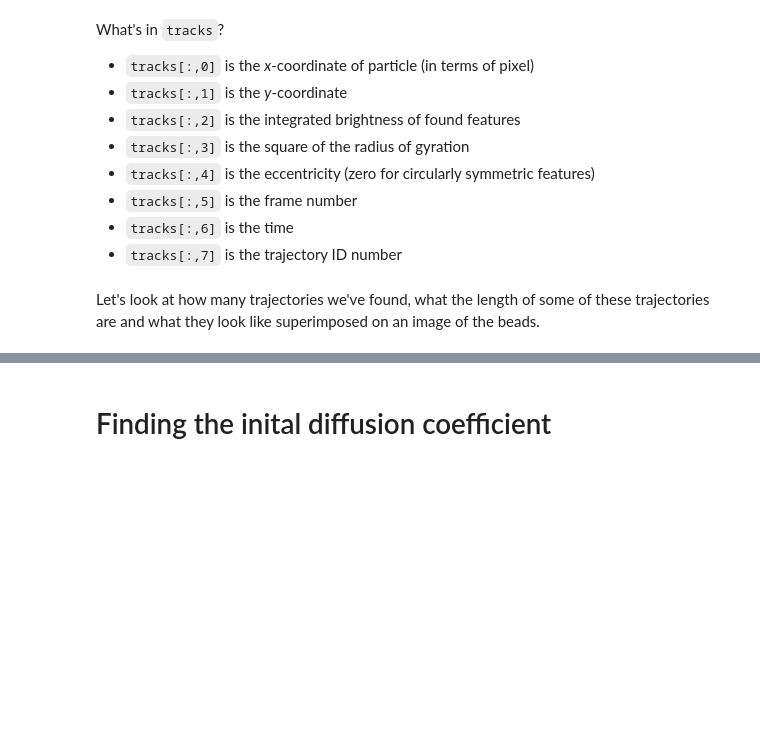
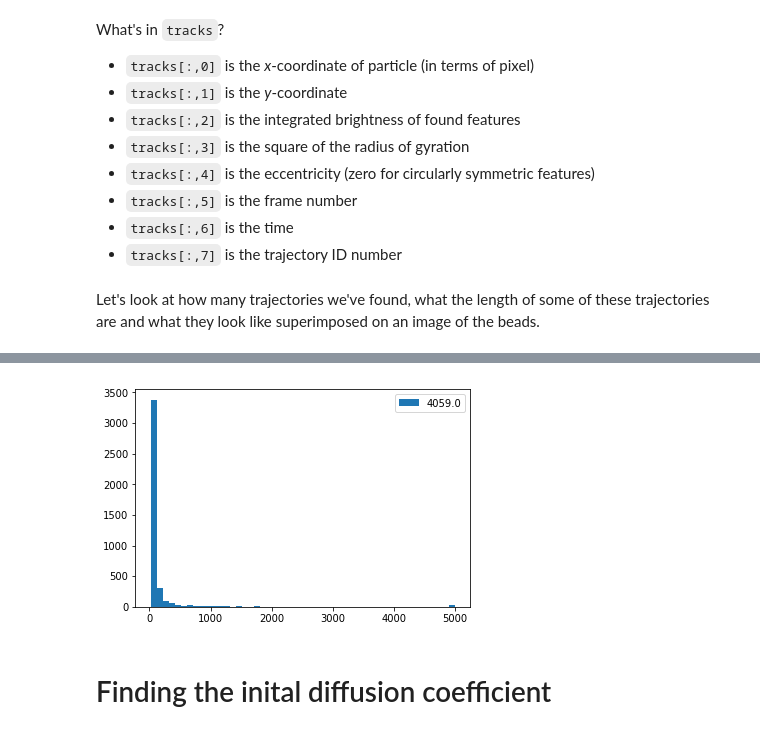
Before and after one commit to chmatsuda/ParticleTracking-Python, a Jupyter notebook: jupyter_notebooks/Particle Tracking, Finding the MSD.ipynb, the cells around one changed output, grey strips where cells are left out. Saved outputs shown, nothing was run; the diff lists cells and outputs as text; code cells hidden in the pictures; blank space fills up the shorter version.

```diff
--- a/jupyter_notebooks/Particle Tracking, Finding the MSD.ipynb
+++ b/jupyter_notebooks/Particle Tracking, Finding the MSD.ipynb
@@ -180,5 +186,6 @@ Let's look at how many trajectories we've found, what the length of some of thes
 #The last element in the each "track" is the track ID number. It starts at one.
 # So finding the maximum of the track ID number will tell us how many tracks
 # there are.
-print "Number of trajectories: %i" % tracks[:,7].max()
+trajectories = tracks[:,7].max()
+print "Number of trajectories: %i" % trajectories
 # %% [output]
@@ -237,3 +240,9 @@ for i in range(1,int(tracks[:,7].max()+1)):
+# %%
+pylab.hist(track_IDs_Length[:,1],bins=50,label = str(trajectories))
+pylab.legend()
+pylab.savefig(data_directory+'TracksData.png')
+# %% [output]
+[figure, added]
 # %% [markdown]
 # Finding the inital diffusion coefficient
 # %%
```
Also changed, not shown: parts of 16 cells of this notebook, 7 other files.
